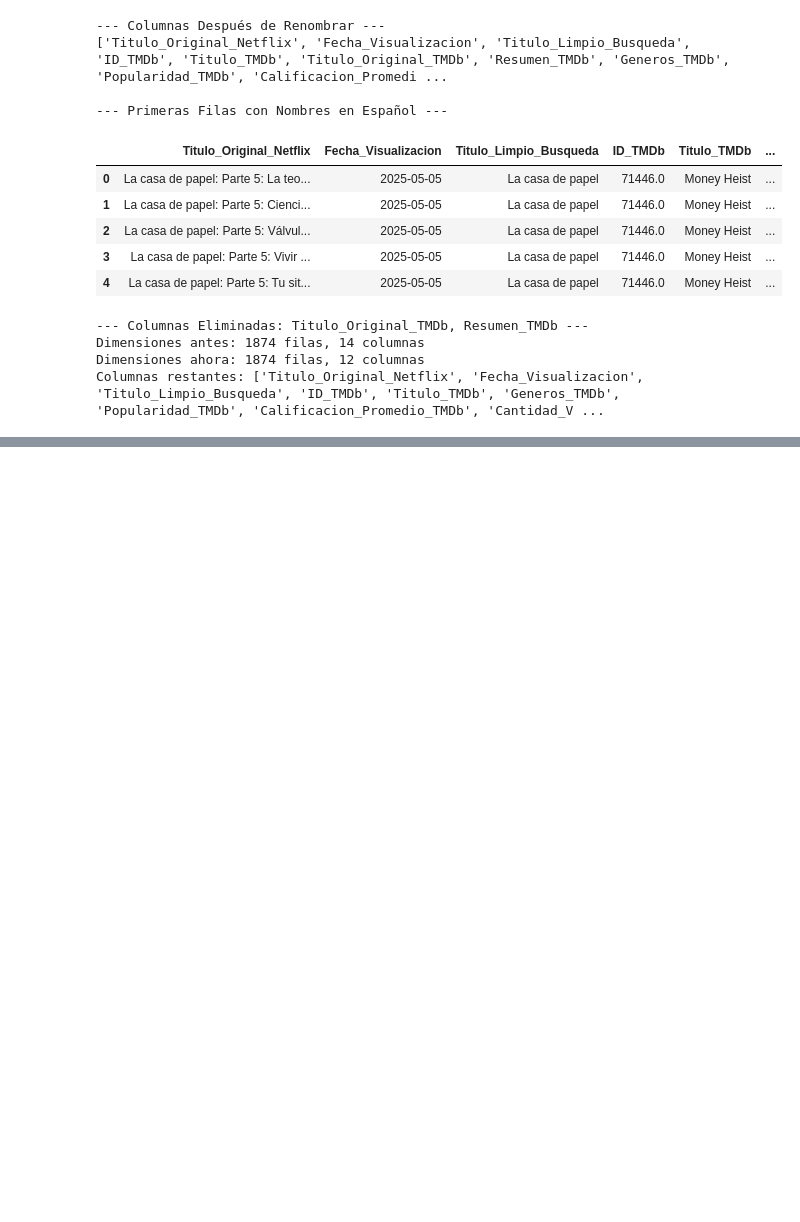
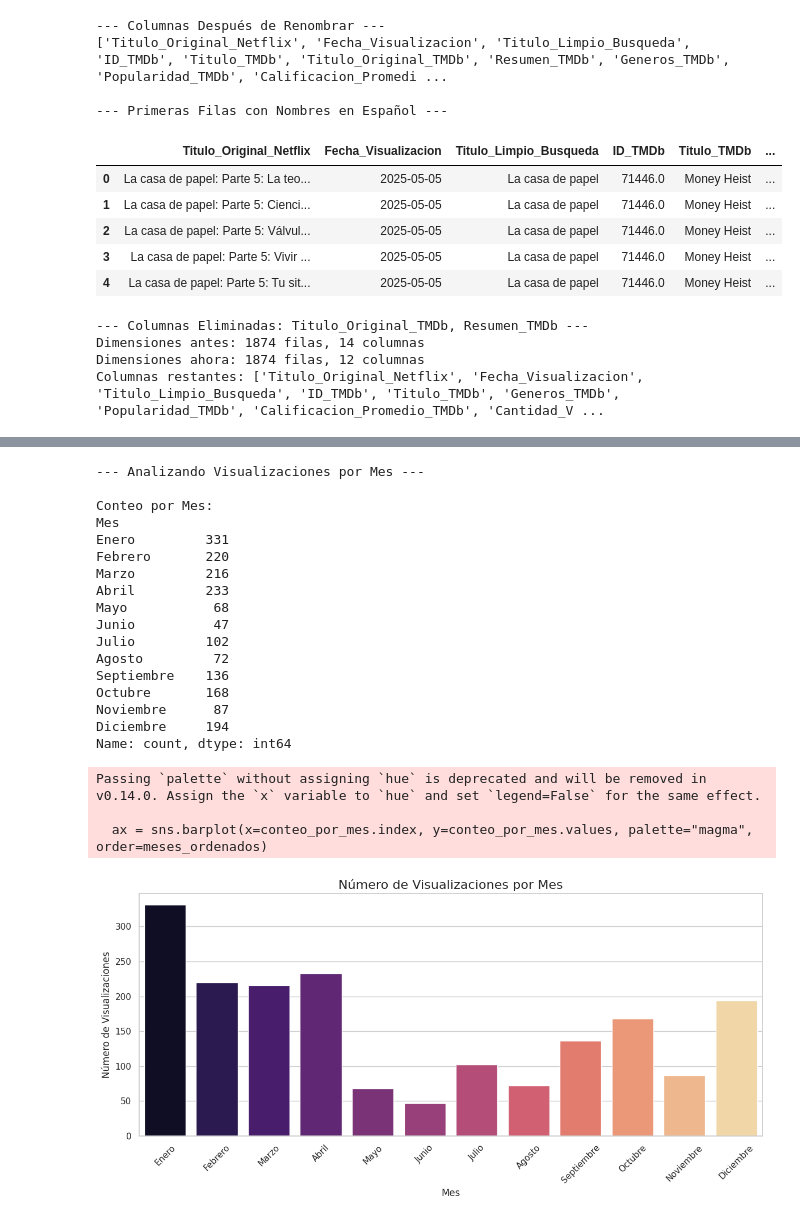
Before and after one commit to jorgesislema/Analisis-de_consumo_Netflix, a Jupyter notebook: notebooks/03_exploratory_data_analysis.ipynb, the cells around one changed output, grey strips where cells are left out. Saved outputs shown, nothing was run; the diff lists cells and outputs as text; code cells hidden in the pictures; blank space fills up the shorter version.

```diff
--- a/notebooks/03_exploratory_data_analysis.ipynb
+++ b/notebooks/03_exploratory_data_analysis.ipynb
@@ -231,0 +539,51 @@ For example, when doing 'df[col].method(value, inplace=True)', try using 'df.met
+# %%
+# --- Análisis: Visualizaciones por Mes ---
+
+print("\n--- Analizando Visualizaciones por Mes ---")
+
+# Calcular el conteo de visualizaciones por mes
+conteo_por_mes = df['Mes'].value_counts().sort_index() # sort_index() usa el orden categórico
+
+print("\nConteo por Mes:")
+print(conteo_por_mes)
+
+# Crear el gráfico de barras
+plt.figure(figsize=(12, 6)) # Tamaño de la figura
+
+ax = sns.barplot(x=conteo_por_mes.index, y=conteo_por_mes.values, palette="magma", order=meses_ordenados)
+
+plt.title('Número de Visualizaciones por Mes', fontsize=16)
+plt.xlabel('Mes', fontsize=12)
+plt.ylabel('Número de Visualizaciones', fontsize=12)
+plt.xticks(rotation=45)
+
+# Formatear eje Y
+ax.yaxis.set_major_formatter(mticker.FormatStrFormatter('%d'))
+# Opcional: añadir los valores encima de las barras
+# for container in ax.containers:
+#     ax.bar_label(container)
+
+plt.tight_layout()
+plt.show()
+# %% [output]
+--- Analizando Visualizaciones por Mes ---
+
+Conteo por Mes:
+Mes
+Enero         331
+Febrero       220
+Marzo         216
+Abril         233
+Mayo           68
+Junio          47
+Julio         102
+Agosto         72
+Septiembre    136
+Octubre       168
+Noviembre      87
+Diciembre     194
+Name: count, dtype: int64
+Passing `palette` without assigning `hue` is deprecated and will be removed in v0.14.0. Assign the `x` variable to `hue` and set `legend=False` for the same effect.
+
+  ax = sns.barplot(x=conteo_por_mes.index, y=conteo_por_mes.values, palette="magma", order=meses_ordenados)
+[figure, added]
```
Also changed, not shown: parts of 14 cells of this notebook.
